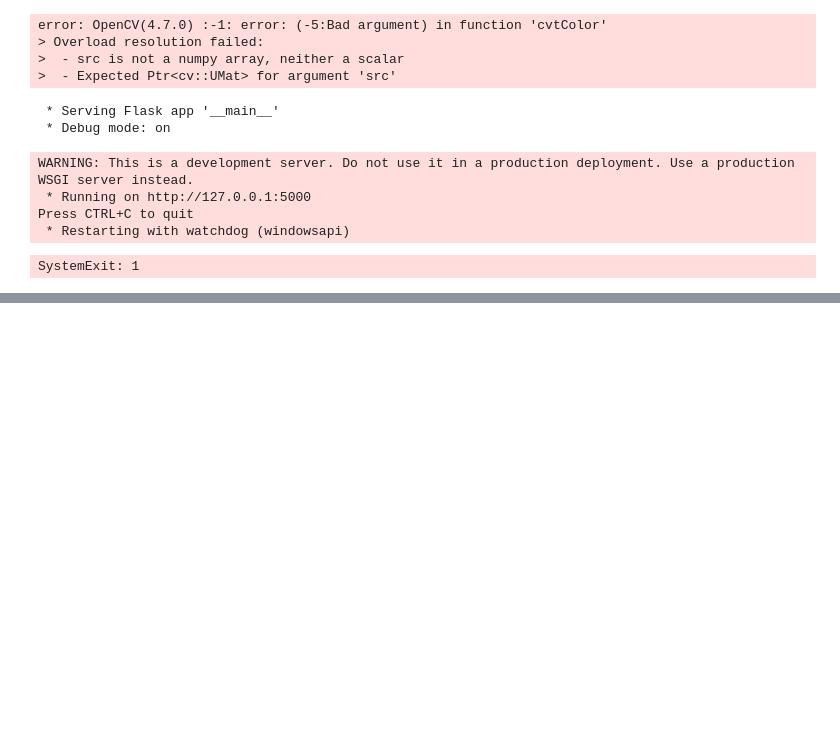
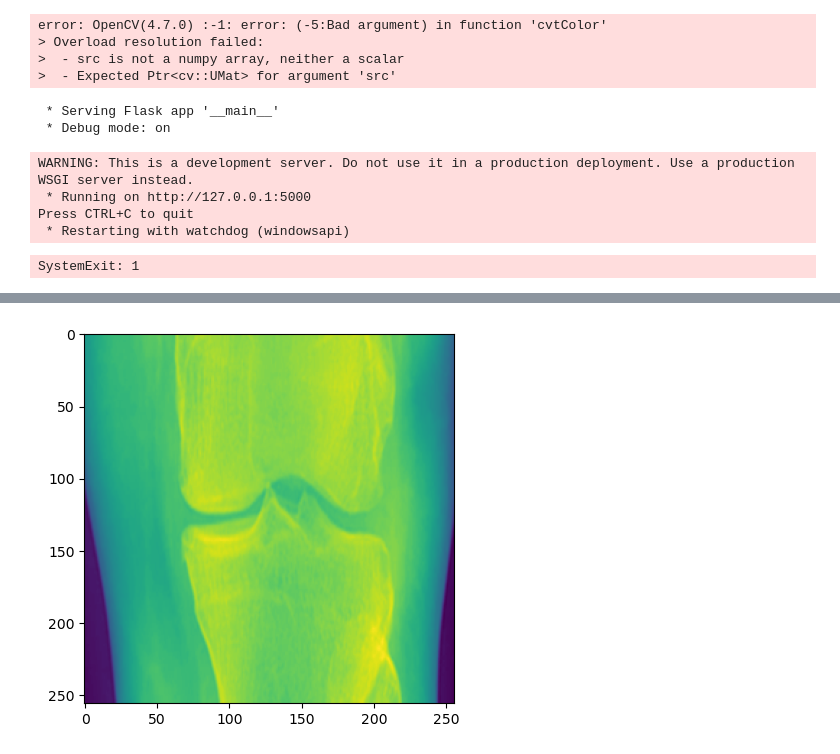
Before and after one commit to Zeeshaik/Intelligent-Approach-for-Classification-of-Osteoporosis, a Jupyter notebook: Model_Training.ipynb, the cells around one changed output, grey strips where cells are left out. Drawn from its saved outputs; the diff is of its cells as text; code cells hidden in the pictures; blank space fills up the shorter version.

```diff
--- a/Model_Training.ipynb
+++ b/Model_Training.ipynb
@@ -469,3 +469,32 @@ def predict():
 
 if __name__ == "__main__":
     app.run(host="0.0.0.0", port=8080)
+# %%
+from PIL import Image
+import numpy as np
+from matplotlib import pyplot as plt
+import tensorflow as tf
+img_size = 256
+# preprocess the image
+categories = ['normal', 'doubtful', 'moderate', 'mild', 'severe']
+model = tf.keras.models.load_model('C:/Users/zeesh/OneDrive/Documents/Projects/Intelligent-Approach-for-Classification-of-Osteoporosis/Flask App/best_model.h5')
+
+img_path = 'C:/Users/zeesh/OneDrive/Documents/Projects/Intelligent-Approach-for-Classification-of-Osteoporosis/DataSet/preprocessed_1Doubtful/DoubtfulG1 (13).png'
+# "C:\Users\zeesh\OneDrive\Documents\Projects\Intelligent-Approach-for-Classification-of-Osteoporosis\DataSet\preprocessed_1Doubtful\DoubtfulG1 (13).png"
+image = Image.open(img_path)
+if image.mode != 'RGB':
+  image = image.convert('RGB')
+  # Save the image in JPEG format
+  image.save('/content/drive/MyDrive/File/', 'JPEG')
+img = Image.open(img_path).convert('L')  # convert to grayscale
+img = img.resize((img_size, img_size))
+img = np.array(img) / 255.0  # normalize pixel values to [0, 1]
+img = np.expand_dims(img, axis=0)
+img = np.expand_dims(img, axis=-1)
+
+predictions_single = model.predict(img)
+print(categories[np.argmax(predictions_single)])
+plt.imshow(np.squeeze(img))
+plt.grid(False)
+plt.show()
+# %% [output]
@@ -471,0 +503 @@ if __name__ == "__main__":
+[figure, added]
```
Also changed, not shown: parts of 1 cell of this notebook, 24 other files.
